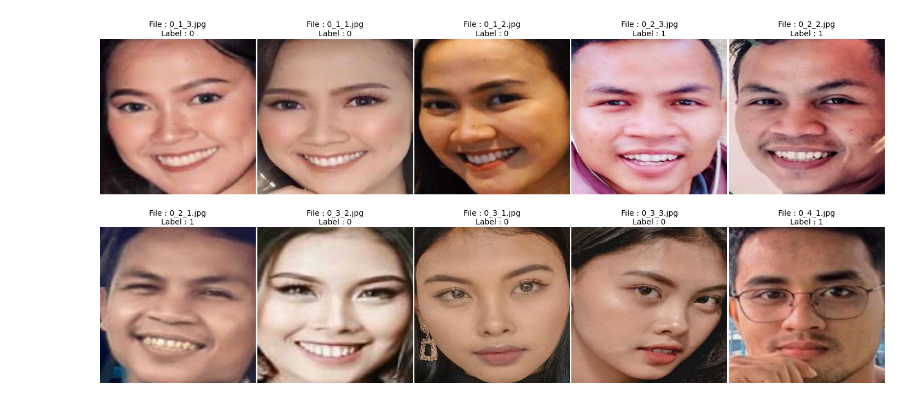
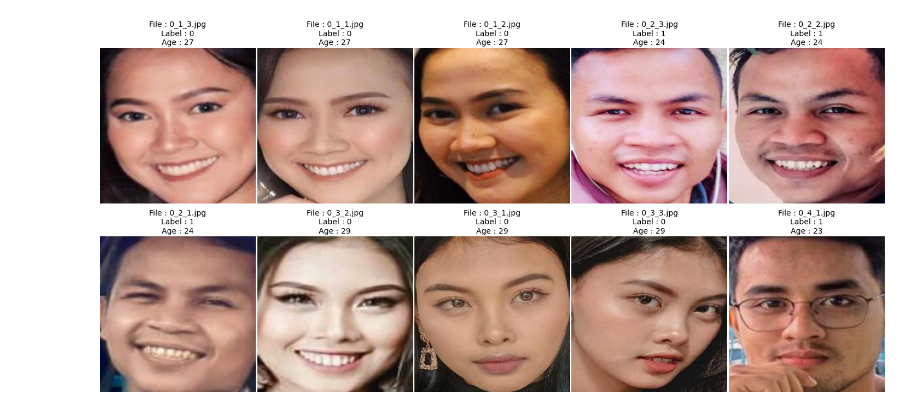
Before and after one commit to Hyuto/bdc-2021, a Jupyter notebook: notebook/Viewer.ipynb, the cells around one changed output. Drawn from its saved outputs; the diff is of its cells as text; code cells hidden in the pictures.

```diff
--- a/notebook/Viewer.ipynb
+++ b/notebook/Viewer.ipynb
@@ -17,25 +17,27 @@ def show_images(diff):
             try:
                 path = diff[i * 5 + j][0]
                 label = diff[i * 5 + j][1]
+                age = diff[i * 5 + j][2]
             except:
                 path = None
                 label = None
+                age = None
             if path and label != None:
                 img = Image.open(path)
                 axes[i, j].imshow(img)
-                axes[i, j].set_title(f'File : {os.path.basename(path)}\nLabel : {label}',
+                axes[i, j].set_title(f'File : {os.path.basename(path)}\nLabel : {label}\nAge : {age}',
                                     fontsize = 14)
                 axes[i, j].axis('off')
     fig.tight_layout(pad=0.3)
     plt.show()
 # %%
 dir_ = '../data/preprocessed'
-df = pd.read_csv('../data/preprocessed/preprocessed.csv')[["image", "label"]]
+df = pd.read_csv('../data/preprocessed/preprocessed.csv')[["image", "label", "age"]]
 # %%
 dari = 1
 sampai = 10
 
-data = [(os.path.join(dir_, x[0]), x[1]) for x in df.values[dari-1:sampai]]
+data = [(os.path.join(dir_, x[0]), x[1], x[2]) for x in df.values[dari-1:sampai]]
 show_images(data)
 # %% [output]
-[figure, old version]
+[figure, new version]
```
